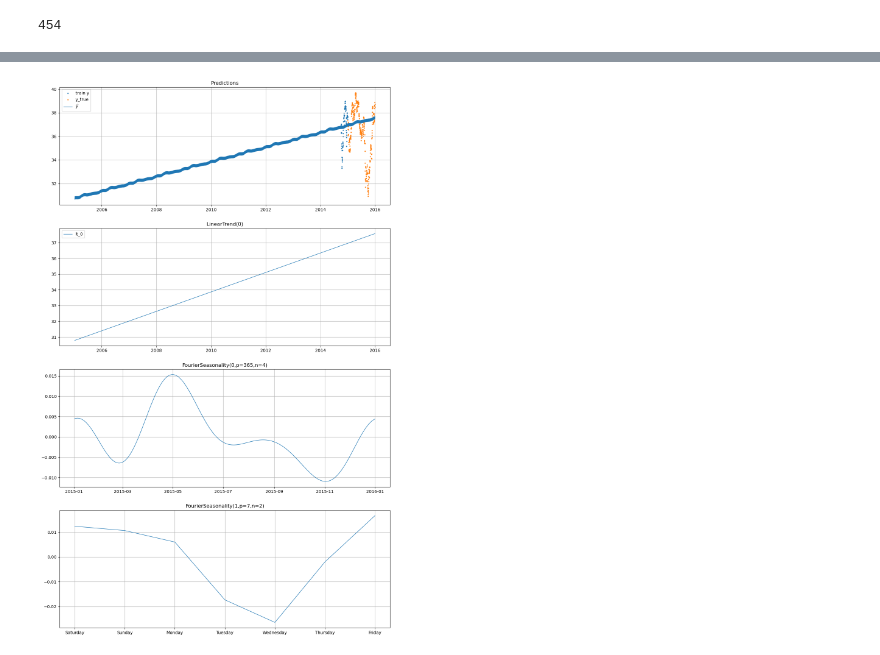
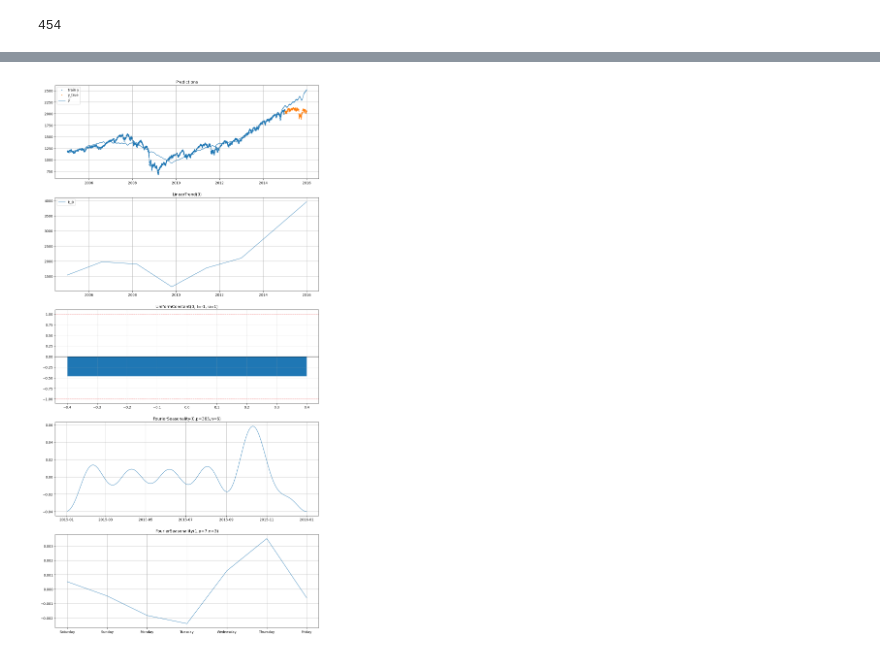
Before and after one commit to jovan-krajevski/vangja, a Jupyter notebook: docs/source/notebooks/01_case_stydy_stocks.ipynb, the cells around one changed output, grey strips where cells are left out. Drawn from its saved outputs; the diff is of its cells as text; code cells hidden in the pictures.

```diff
--- a/docs/source/notebooks/01_case_stydy_stocks.ipynb
+++ b/docs/source/notebooks/01_case_stydy_stocks.ipynb
@@ -153,0 +282,5 @@ len(dfs[0]) / 91
+# %%
+import pandas as pd
+
+all_dfs_train = pd.concat([smp[0], dfs[0]], ignore_index=True)
+all_dfs_train
@@ -153,0 +301,3 @@ len(dfs[0]) / 91
+# %%
+all_dfs_test = pd.concat([smp[1], dfs[1]], ignore_index=True)
+all_dfs_test
@@ -154,31 +318,35 @@ len(dfs[0]) / 91
 # %%
+from vangja import UniformConstant
 model = LinearTrend(
-    n_changepoints=0,
-    slope_sd=1,
-    intercept_sd=1,
-    # tune_method="parametric",
-    pool_type="individual",
-) + (
-    FourierSeasonality(
+    n_changepoints=5,
+    slope_sd=5,
+    intercept_sd=5,
+    delta_side="right",
+    pool_type="partial",
+    tune_method="parametric",
+    shrinkage_strength=100,
+) ** (
+    UniformConstant(lower=-1, upper=1, pool_type="partial") ** FourierSeasonality(
         period=365,
-        series_order=4,
-        beta_sd=0.1,
+        series_order=6,
         tune_method="parametric",
-        pool_type="individual",
+        pool_type="partial",
+        shrinkage_strength=100,
+        loss_factor_for_tune=0.5,
     )
-    + FourierSeasonality(period=7, series_order=2, beta_sd=0.1, pool_type="individual")
+    + FourierSeasonality(period=7, series_order=3, beta_sd=0.5, pool_type="individual")
 )
 model.fit(
-    dfs[0],
+    all_dfs_train,
     idata=smp_model.trace,
     scaler="minmax",
     scale_mode="individual",
     t_scale_params=smp_model.t_scale_params,
     sigma_pool_type="individual",
-    method="mapx"
+    method="mapx",
 )
+model_prior_predictive = model.sample_prior_predictive(samples=1000)
 yhat_tickers = model.predict(horizon=365)
-metrics(dfs[1], yhat_tickers)
 # %% [output]
 [interactive output not drawn]
 [interactive output not drawn]
@@ -208,4 +383,4 @@ np.float64(0.12644890694739278)
 # %%
-model.plot(yhat_tickers, series="A", y_true=dfs[1][dfs[1]["series"] == "A"])
+model.plot(yhat_tickers, series="^GSPC", y_true=all_dfs_test[all_dfs_test["series"] == "^GSPC"])
 # %% [output]
-[figure, old version]
+[figure, new version]
```
Also changed, not shown: parts of 41 cells of this notebook, 7 other files.
